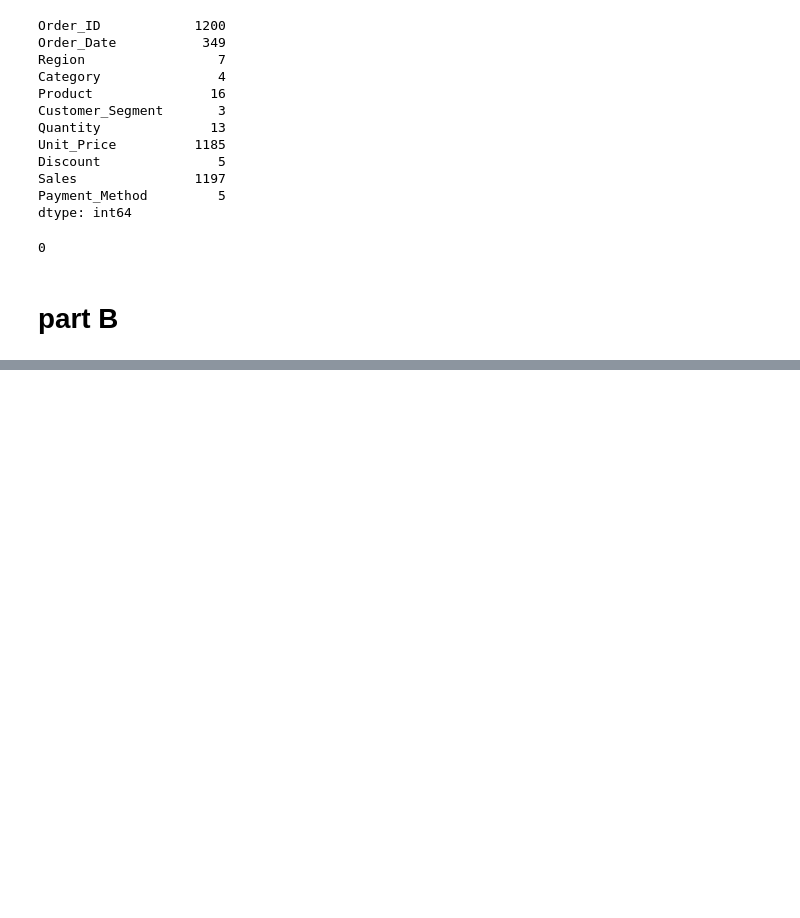
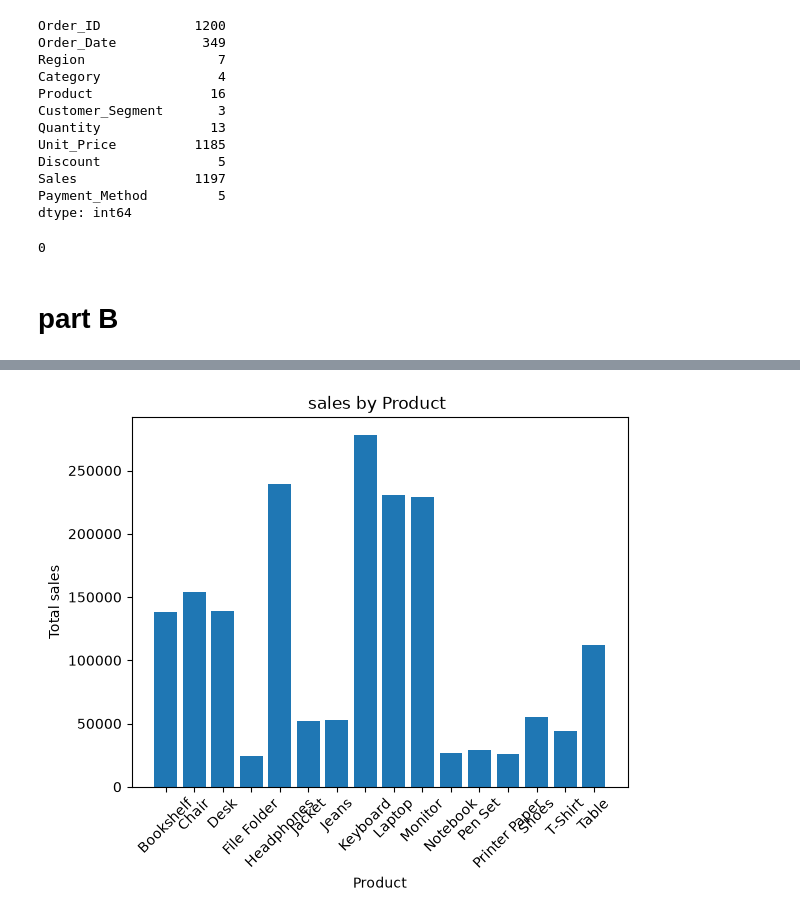
Before and after one commit to abrarabi338-hash/assignment, a Jupyter notebook: Machine_test_EDA.ipynb, the cells around one changed output, grey strips where cells are left out. Drawn from its saved outputs; the diff is of its cells as text; code cells hidden in the pictures; blank space fills up the shorter version.

```diff
--- a/Machine_test_EDA.ipynb
+++ b/Machine_test_EDA.ipynb
@@ -192,0 +293,10 @@ plt.show()
+# %%
+Product_sales = df.groupby("Product")["Sales"].sum()
+plt.bar(Product_sales.index,Product_sales.values)
+plt.xlabel("Product")
+plt.ylabel("Total sales")
+plt.title("sales by Product ")
+plt.xticks(rotation=45)
+plt.show()
+# %% [output]
+[figure, added]
```
Also changed, not shown: parts of 34 cells of this notebook.
